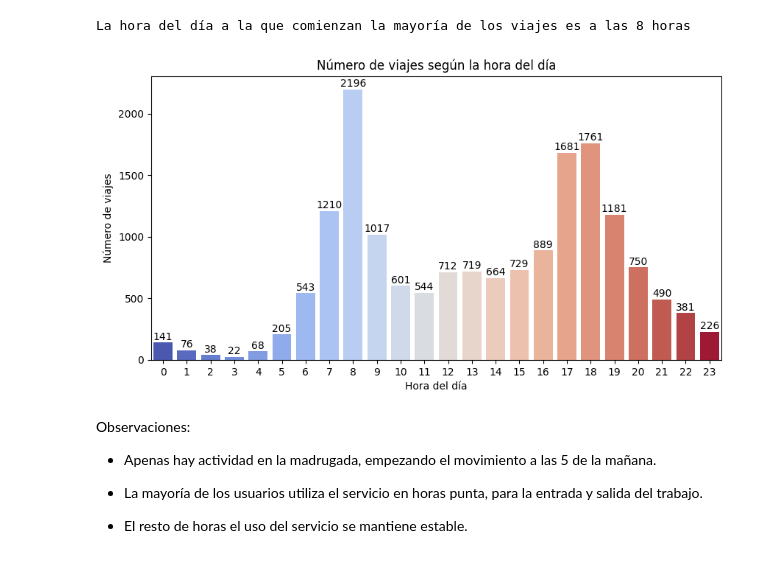
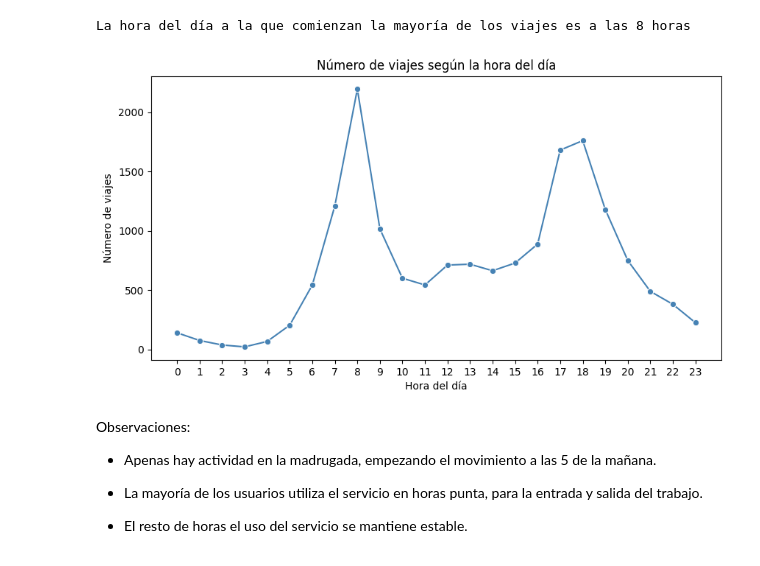
Before and after one commit to EduFergo/bikes-ny, a Jupyter notebook: file.ipynb, the cells around one changed output. Cells and saved outputs as stored; diff of their text form; code cells hidden in the pictures.

```diff
--- a/file.ipynb
+++ b/file.ipynb
@@ -355,18 +355,19 @@ print(f"La hora del día a la que comienzan la mayoría de los viajes es a las {
 La hora del día a la que comienzan la mayoría de los viajes es a las 8 horas
 # %%
 plt.figure(figsize=(10,5))
-sns.barplot(x=hora_salida.index, y=hora_salida.values, hue=hora_salida.index, palette="coolwarm", legend=False)
+
+# Gráfico de línea
+sns.lineplot(x=hora_salida.index, y=hora_salida.values, marker='o', color='steelblue')
 
 plt.title("Número de viajes según la hora del día")
 plt.xlabel("Hora del día")
 plt.ylabel("Número de viajes")
 
-for i, v in enumerate(hora_salida.values):
-    plt.text(i, v + max(hora_salida.values)*0.01, str(v), ha='center')
 
+plt.xticks(hora_salida.index)  # asegurar que se muestren todas las horas
 plt.show()
 # %% [output]
-[figure, old version]
+[figure, new version]
 # %% [markdown]
 Observaciones:
 
```
Also changed, not shown: parts of 3 cells of this notebook.
